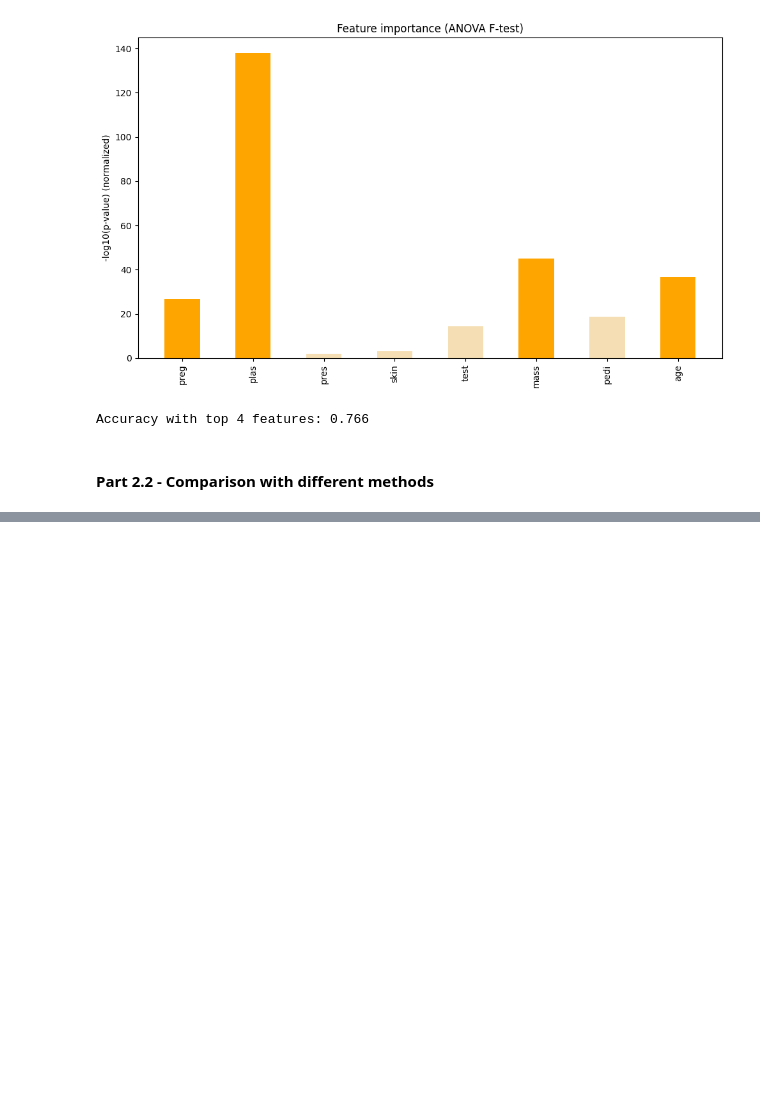
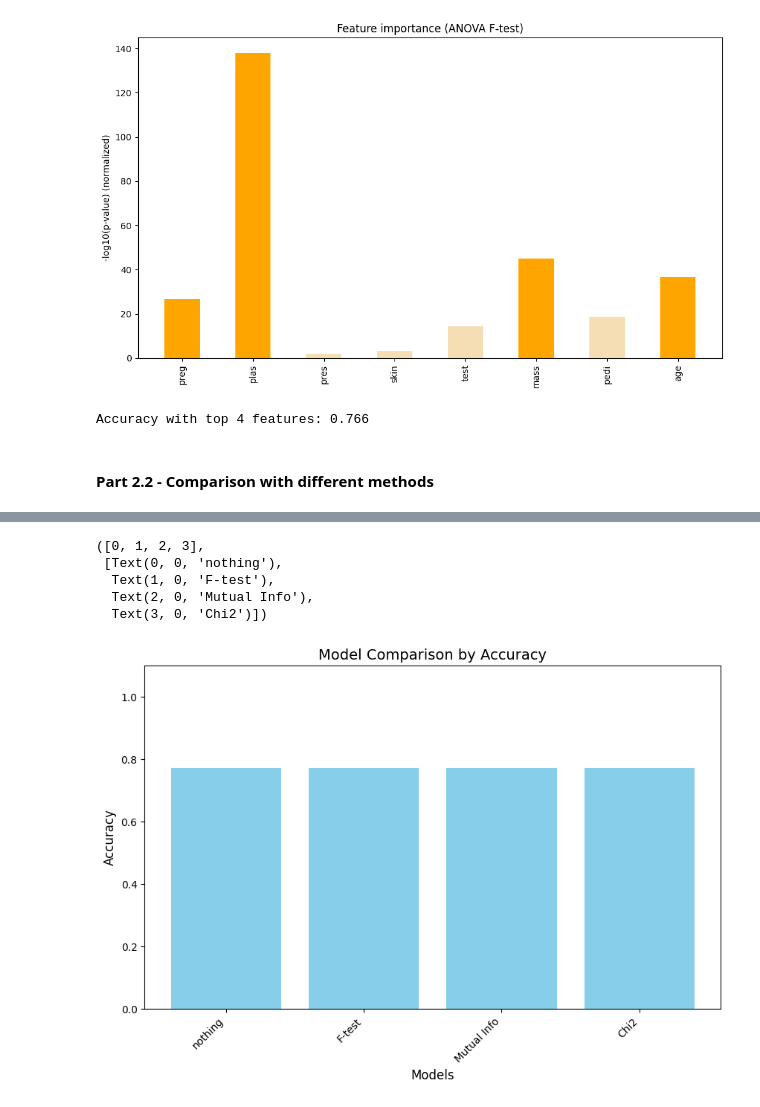
Before and after one commit to Nyaaw/PCDLabs, a Jupyter notebook: Labo5/Labo5Presentation.ipynb, the cells around one changed output, grey strips where cells are left out. Drawn from its saved outputs; the diff is of its cells as text; code cells hidden in the pictures; blank space fills up the shorter version.

```diff
--- a/Labo5/Labo5Presentation.ipynb
+++ b/Labo5/Labo5Presentation.ipynb
@@ -120,0 +200,22 @@ plt.show()
+# %%
+
+# Assuming acc_scores looks like: {'Model1': 0.95, 'Model2': 0.88, ...}
+models = list(acc_scores.keys())
+scores = list(acc_scores.values())
+
+plt.figure(figsize=(10, 6))
+bars = plt.bar(models, scores, color='skyblue')
+
+# Customize the chart
+plt.xlabel('Models', fontsize=12)
+plt.ylabel('Accuracy', fontsize=12)
+plt.title('Model Comparison by Accuracy', fontsize=14)
+plt.ylim(0, 1.1)  # Set y-axis limit to accommodate 100% accuracy
+plt.xticks(rotation=45, ha='right')  # Rotate model names if long
+# %% [output]
+([0, 1, 2, 3],
+ [Text(0, 0, 'nothing'),
+  Text(1, 0, 'F-test'),
+  Text(2, 0, 'Mutual Info'),
+  Text(3, 0, 'Chi2')])
+[figure, added]
```
Also changed, not shown: parts of 2 cells of this notebook, 1 other file.
